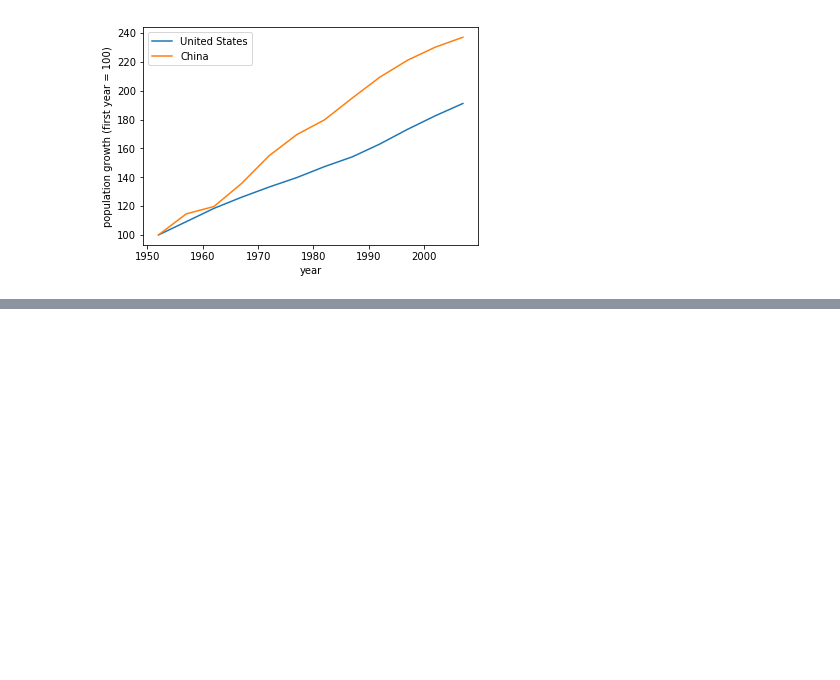
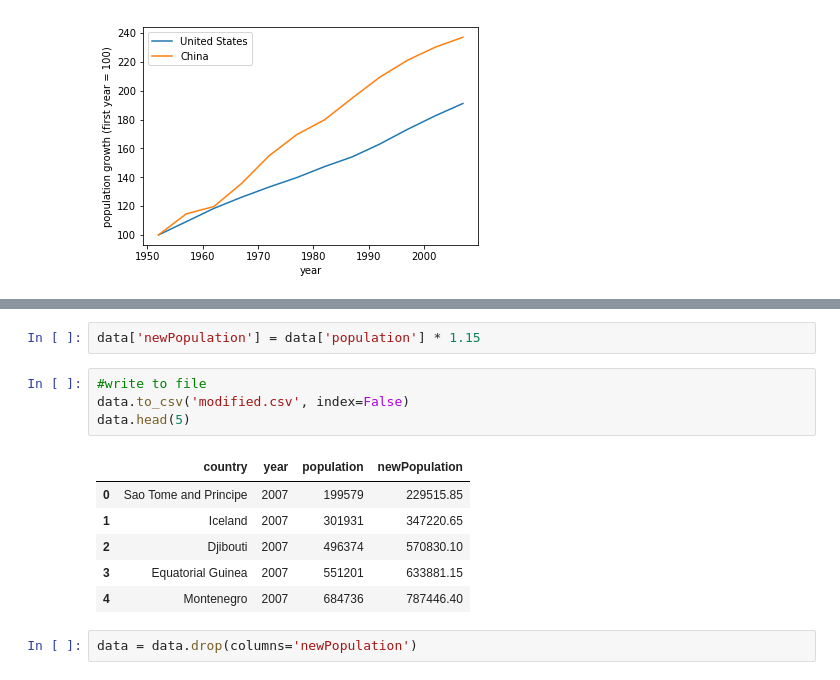
Before and after one commit to shengpeng319/PYTHONSTUDY_DATASET, a Jupyter notebook: data+visualization+with+python.ipynb, the cells around one changed output, grey strips where cells are left out. Drawn from its saved outputs; the diff is of its cells as text; blank space fills up the shorter version.

```diff
--- a/data+visualization+with+python.ipynb
+++ b/data+visualization+with+python.ipynb
@@ -155,0 +201,15 @@ plt.show()
+# %%
+data['newPopulation'] = data['population'] * 1.15
+# %%
+#write to file
+data.to_csv('modified.csv', index=False)
+data.head(5)
+# %% [output]
+|  | country | year | population | newPopulation |
+| 0 | Sao Tome and Principe | 2007 | 199579 | 229515.85 |
+| 1 | Iceland | 2007 | 301931 | 347220.65 |
+| 2 | Djibouti | 2007 | 496374 | 570830.10 |
+| 3 | Equatorial Guinea | 2007 | 551201 | 633881.15 |
+| 4 | Montenegro | 2007 | 684736 | 787446.40 |
+# %%
+data = data.drop(columns='newPopulation')
```
Also changed, not shown: parts of 11 cells of this notebook, 4 other files.
